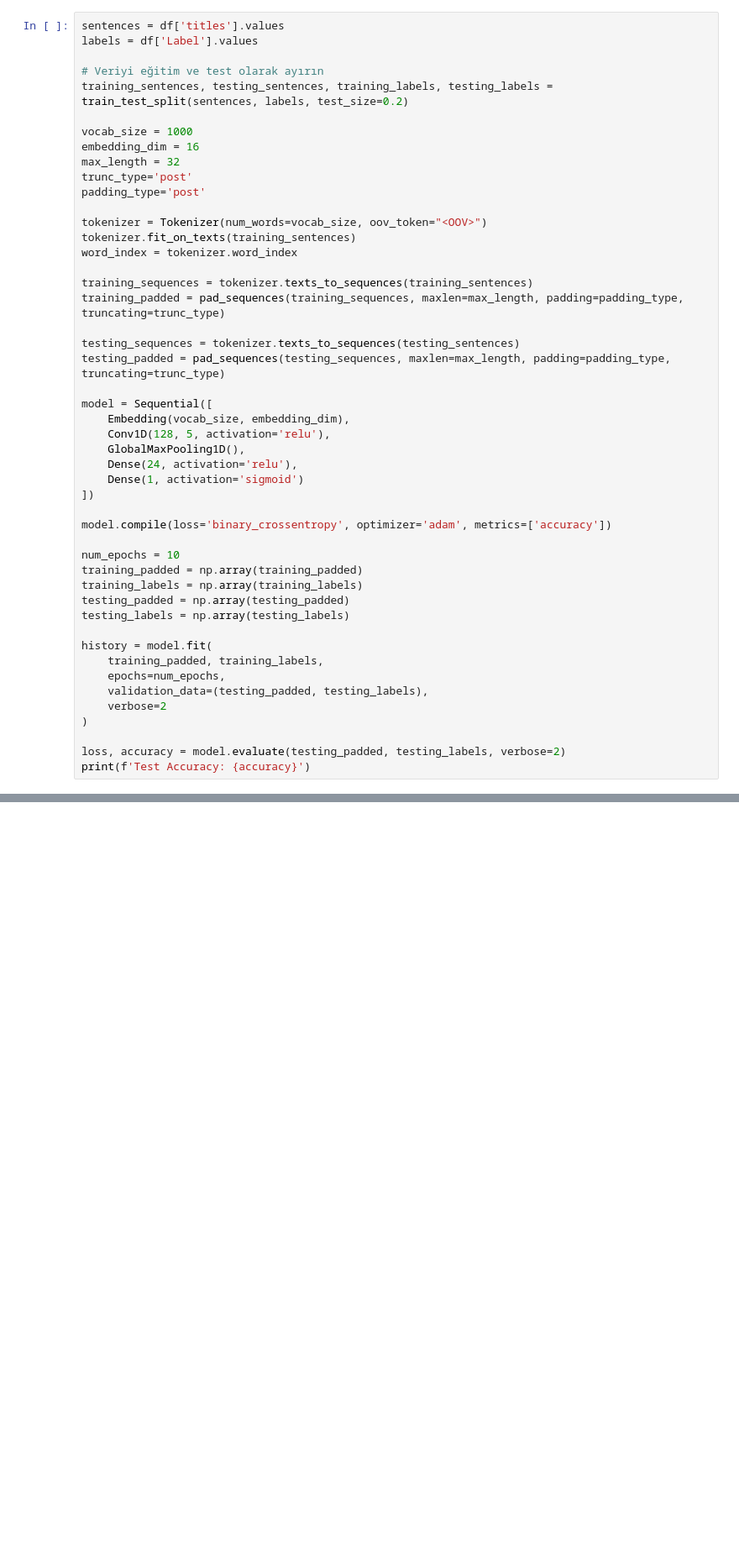
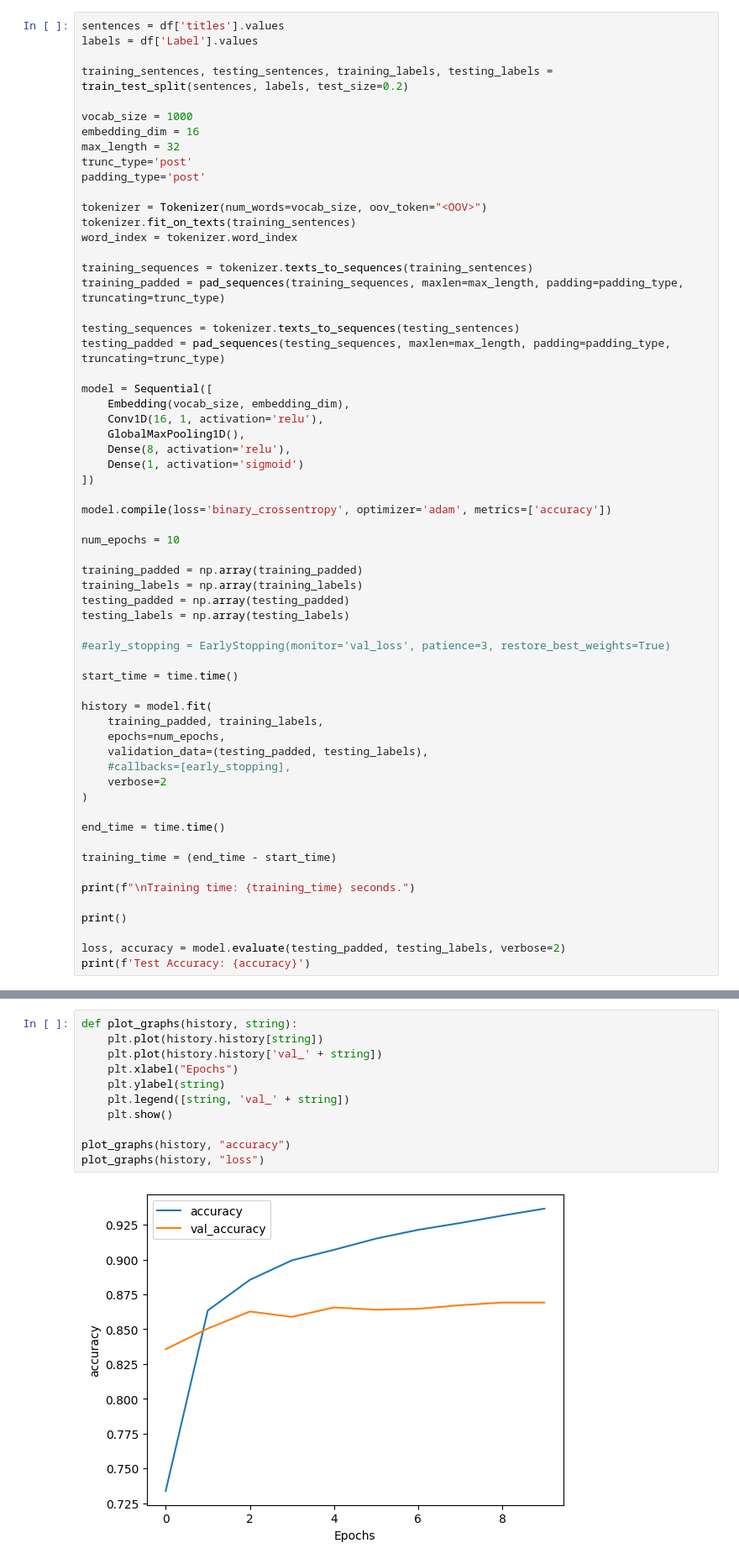
Before and after one commit to Castinh0/sarcasm_detection, a Jupyter notebook: tf_models/tf_cnn.ipynb, the cells around one changed output, grey strips where cells are left out. Shown at 84% size. Cells and saved outputs as stored; diff of their text form; blank space fills up the shorter version.

```diff
--- a/tf_models/tf_cnn.ipynb
+++ b/tf_models/tf_cnn.ipynb
@@ -35,7 +33,6 @@ df.head()
 sentences = df['titles'].values
 labels = df['Label'].values
 
-# Veriyi eğitim ve test olarak ayırın
 training_sentences, testing_sentences, training_labels, testing_labels = train_test_split(sentences, labels, test_size=0.2)
 
 vocab_size = 1000
@@ -56,27 +53,41 @@ testing_padded = pad_sequences(testing_sequences, maxlen=max_length, padding=pad
 
 model = Sequential([
     Embedding(vocab_size, embedding_dim),
-    Conv1D(128, 5, activation='relu'),
+    Conv1D(16, 1, activation='relu'),
     GlobalMaxPooling1D(),
-    Dense(24, activation='relu'),
+    Dense(8, activation='relu'),
     Dense(1, activation='sigmoid')
 ])
 
 model.compile(loss='binary_crossentropy', optimizer='adam', metrics=['accuracy'])
 
 num_epochs = 10
+
 training_padded = np.array(training_padded)
 training_labels = np.array(training_labels)
 testing_padded = np.array(testing_padded)
 testing_labels = np.array(testing_labels)
 
+#early_stopping = EarlyStopping(monitor='val_loss', patience=3, restore_best_weights=True)
+
+start_time = time.time()
+
 history = model.fit(
     training_padded, training_labels,
     epochs=num_epochs,
     validation_data=(testing_padded, testing_labels),
+    #callbacks=[early_stopping],
     verbose=2
 )
 
+end_time = time.time()
+
+training_time = (end_time - start_time)
+
+print(f"\nTraining time: {training_time} seconds.")
+
+print()
+
 loss, accuracy = model.evaluate(testing_padded, testing_labels, verbose=2)
 print(f'Test Accuracy: {accuracy}')
 # %% [output]
@@ -99,0 +111,13 @@ Test Accuracy: 0.9032881855964661
+# %%
+def plot_graphs(history, string):
+    plt.plot(history.history[string])
+    plt.plot(history.history['val_' + string])
+    plt.xlabel("Epochs")
+    plt.ylabel(string)
+    plt.legend([string, 'val_' + string])
+    plt.show()
+
+plot_graphs(history, "accuracy")
+plot_graphs(history, "loss")
+# %% [output]
+[figure, added]
```
Also changed, not shown: parts of 10 cells of this notebook, 4 other files.
